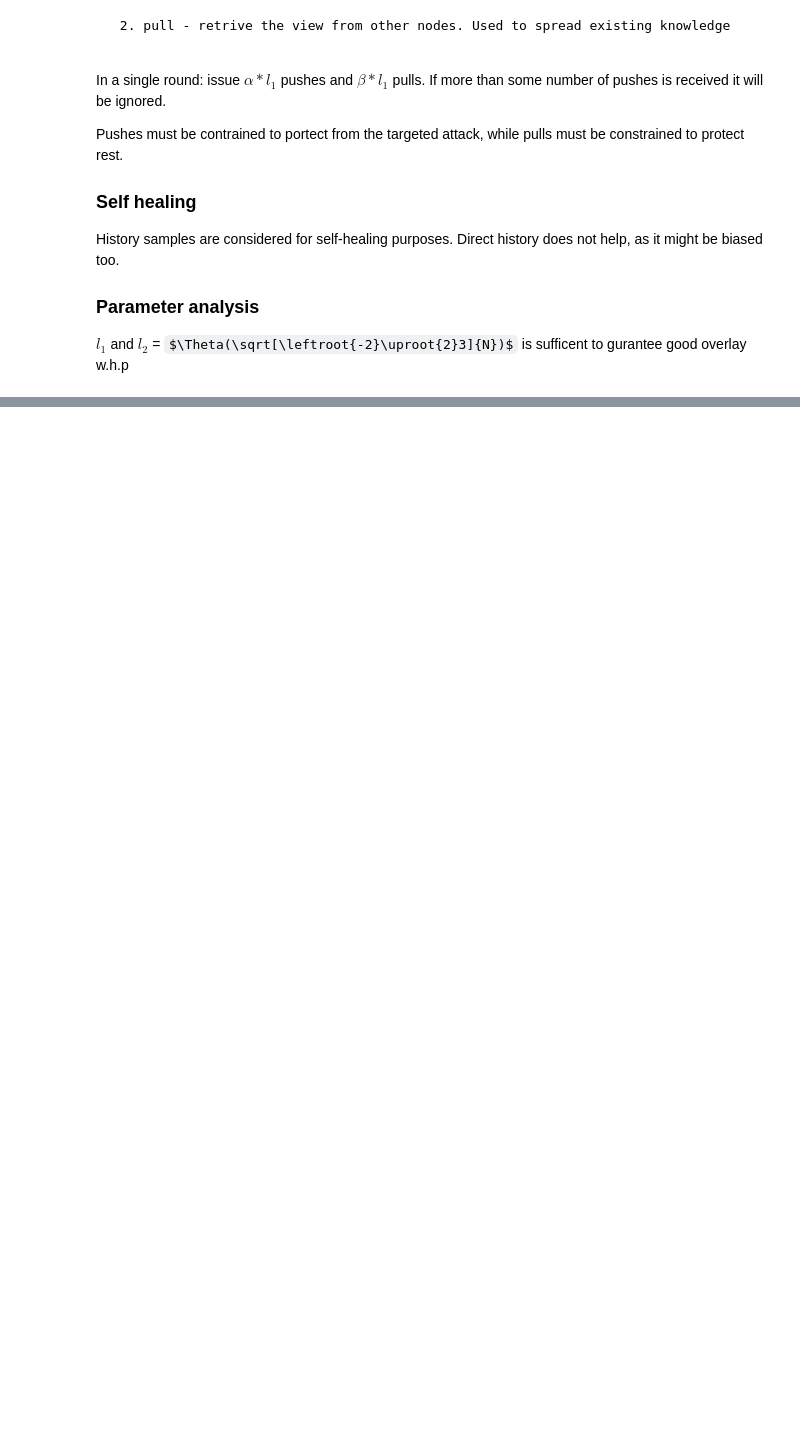
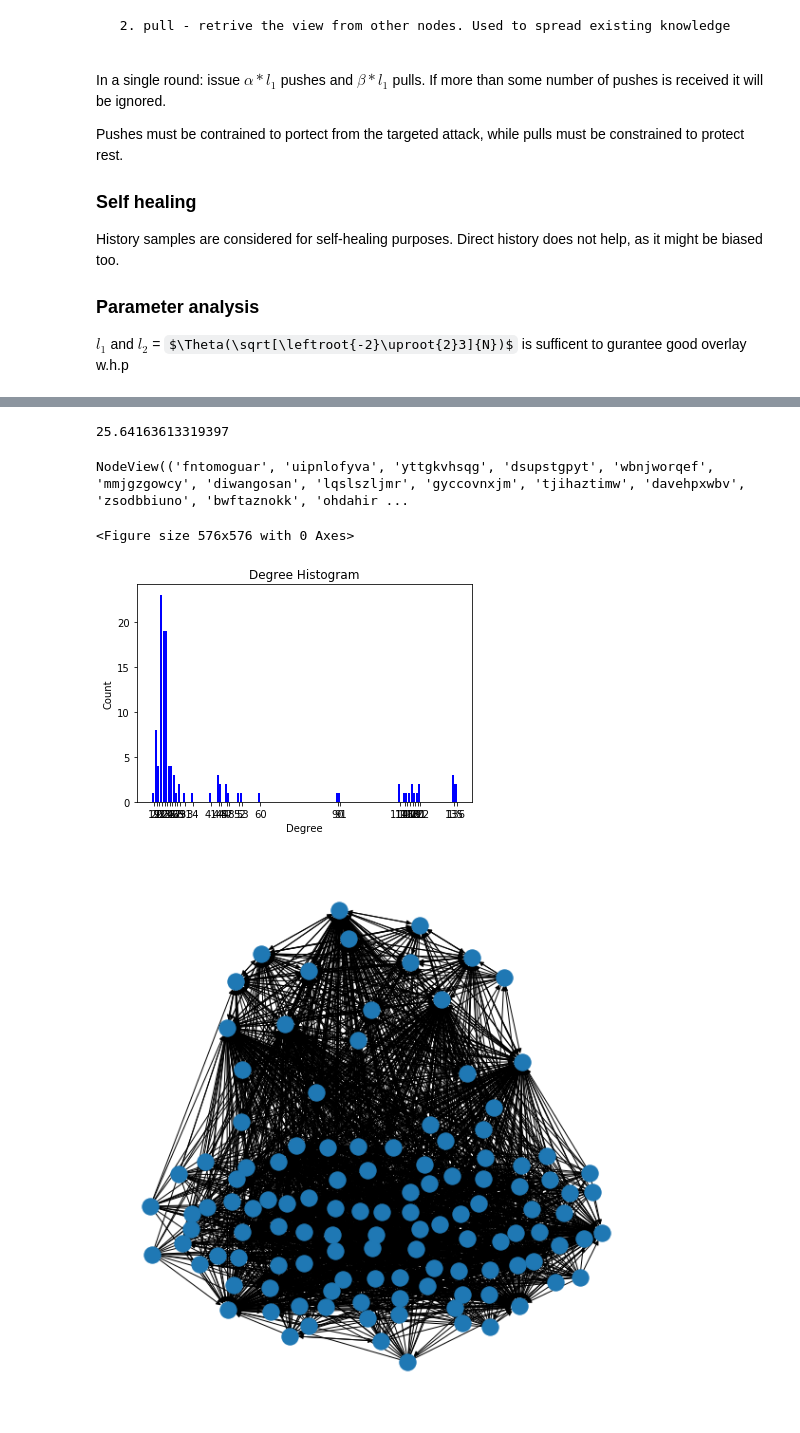
Before and after one commit to grimadas/accountability_experiments, a Jupyter notebook: Membership.ipynb, the cells around one changed output, grey strips where cells are left out. Drawn from its saved outputs; the diff is of its cells as text; code cells hidden in the pictures; some formulas as TeX source; blank space fills up the shorter version.

```diff
--- a/Membership.ipynb
+++ b/Membership.ipynb
@@ -130,0 +229,61 @@ members = BrahmsMembers(10, 10, 0.4, 0.4, 0.2)
+# %%
+
+from twisted.internet import reactor
+from twisted.internet.threads import deferToThread
+from twisted.internet.defer import DeferredList
+from twisted.internet.threads import blockingCallFromThread
+
+def inThread(defs):
+    try:
+        result = blockingCallFromThread(reactor, DeferredList, defs)
+    except Exception as exc:
+        print(exc)
+    else:
+        #print (result)
+        pass
+    reactor.callFromThread(reactor.stop)
+
+
+K = 10
+t1 = time.time()
+defs = []
+
+new_set = []
+for i in range(1000):
+    # add new honest peer
+    p = randomString()
+    peer_mapping[p] = 1
+    G.add_node(p)
+    new_set.append(p)
+
+# Init Brahms for initial peers
+for p in new_set:
+    membership[p] = BrahmsMembers(p, 10, 20, 0.4, 0.4, 0.2)
+    membership[p].bootstrap(G)
+
+for r in range(K):
+    for p in G.nodes():
+        defs.append(deferToThread(membership[p].run_round,))
+
+reactor.callInThread(inThread, defs)
+reactor.run()
+print(time.time()-t1)
+# %% [output]
+25.64163613319397
+# %%
+G1.nodes()
+# %% [output]
+NodeView(('fntomoguar', 'uipnlofyva', 'yttgkvhsqg', 'dsupstgpyt', 'wbnjworqef', 'mmjgzgowcy', 'diwangosan', 'lqslszljmr', 'gyccovnxjm', 'tjihaztimw', 'davehpxwbv', 'zsodbbiuno', 'bwftaznokk', 'ohdahir ...
+# %%
+G1 = construct_graph(G, membership)
+
+show_deg_dist(G1)
+
+#pos = nx.spring_layout(G1)
+#plt.figure(3,figsize=(8,8))
+#nx.draw(G1,pos)
+#plt.show()
+# %% [output]
+<Figure size 576x576 with 0 Axes>
+[figure, added]
+[figure, added]
```
Also changed, not shown: parts of 8 cells of this notebook.
